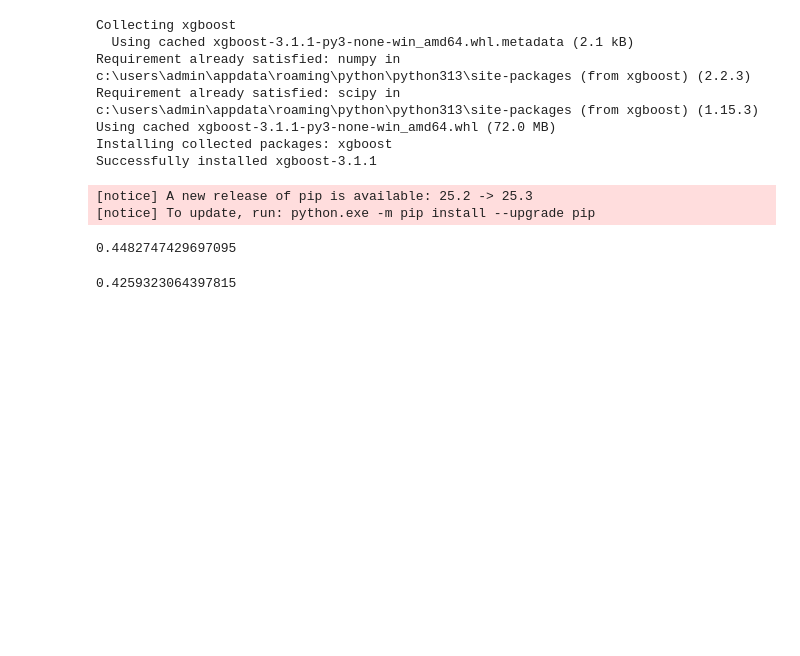
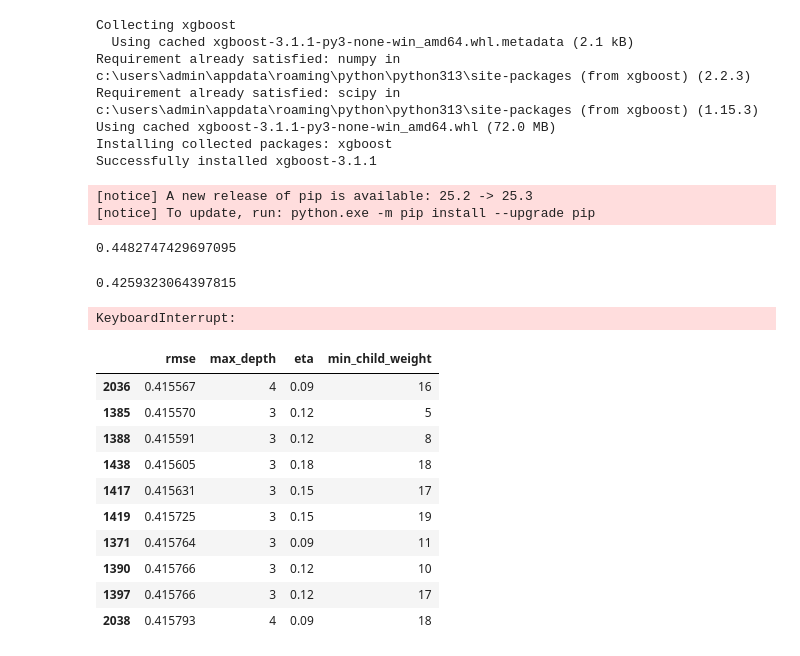
Before and after one commit to ramires666/machine-learning-zoomcamp-homework, a Jupyter notebook: 06-trees/06-trees-homework.ipynb, the cells around one changed output. Saved outputs shown, nothing was run; the diff lists cells and outputs as text; code cells hidden in the pictures; blank space fills up the shorter version.

```diff
--- a/06-trees/06-trees-homework.ipynb
+++ b/06-trees/06-trees-homework.ipynb
@@ -357,3 +357,42 @@ y_pred = boost.predict(dval)
 root_mean_squared_error(y_val, y_pred)
 # %% [output]
 0.4259323064397815
+# %%
+scores = []
+for mxd in np.arange(1, 21, 1):
+    for eta_samoe in np.arange(0.03, 1, 0.03):
+        for child in np.arange(0, 20, 1):
+            xgb_params = {
+                'eta': eta_samoe,
+                'max_depth': mxd,
+                'min_child_weight': child,
+                'objective': 'reg:squarederror',
+                'seed': 1,
+                'verbosity': 0,
+                'device': 'gpu',
+            }
+            boost = xgb.train(xgb_params, dtrain, num_boost_round=100)
+            y_pred = boost.predict(dval)
+
+            rmse = root_mean_squared_error(y_val, y_pred)
+            scores.append({'rmse':rmse,'max_depth':mxd,'eta':eta_samoe, 'min_child_weight':child })
+scores_df= pd.DataFrame(scores)
+scores_df
+# %% [output]
+KeyboardInterrupt:
+# %%
+scores_df= pd.DataFrame(scores)
+scores_df.sort_values(by='rmse', ascending=True,inplace=True)
+scores_df.head(10)
+# %% [output]
+|  | rmse | max_depth | eta | min_child_weight |
+| 2036 | 0.415567 | 4 | 0.09 | 16 |
+| 1385 | 0.415570 | 3 | 0.12 | 5 |
+| 1388 | 0.415591 | 3 | 0.12 | 8 |
+| 1438 | 0.415605 | 3 | 0.18 | 18 |
+| 1417 | 0.415631 | 3 | 0.15 | 17 |
+| 1419 | 0.415725 | 3 | 0.15 | 19 |
+| 1371 | 0.415764 | 3 | 0.09 | 11 |
+| 1390 | 0.415766 | 3 | 0.12 | 10 |
+| 1397 | 0.415766 | 3 | 0.12 | 17 |
+| 2038 | 0.415793 | 4 | 0.09 | 18 |
```
